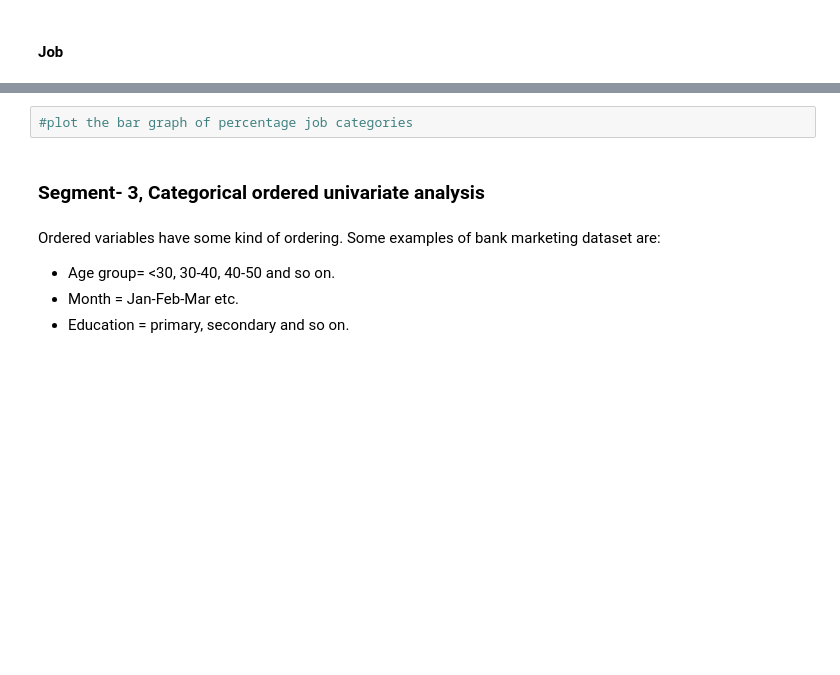
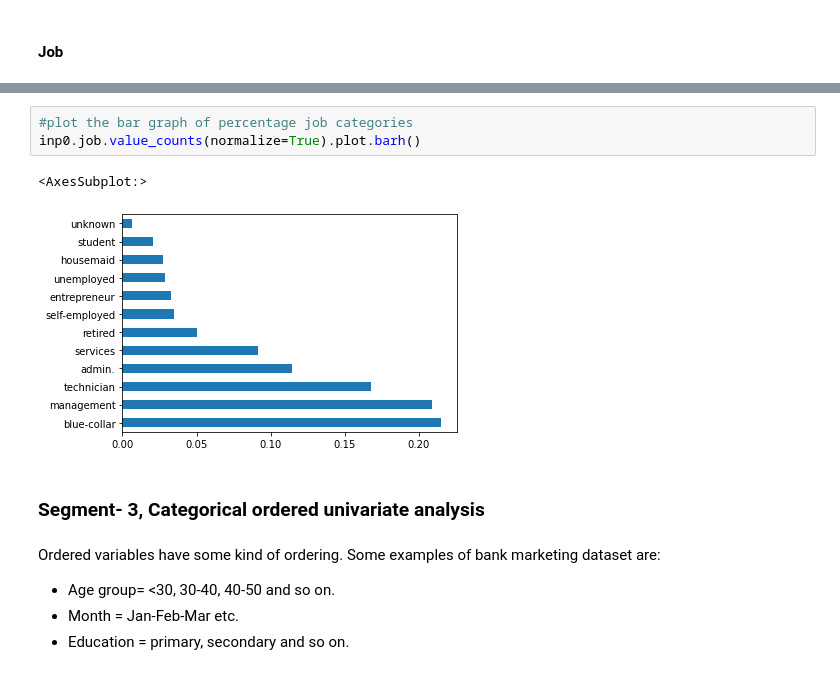
Before and after one commit to deepak7meher/machine-learning, a Jupyter notebook: Bank+Marketing+Campaign.ipynb, the cells around one changed output, grey strips where cells are left out. Cells and saved outputs as stored; diff of their text form; blank space fills up the shorter version.

```diff
--- a/Bank+Marketing+Campaign.ipynb
+++ b/Bank+Marketing+Campaign.ipynb
@@ -500,5 +525,9 @@ Unordered data do not have the notion of high-low, more-less etc. Example:
 # %%
 #plot the bar graph of percentage job categories
+inp0.job.value_counts(normalize=True).plot.barh()
+# %% [output]
+<AxesSubplot:>
+[figure, added]
 # %% [markdown]
 ### Segment- 3, Categorical ordered univariate analysis
 # %% [markdown]
```
Also changed, not shown: parts of 28 cells of this notebook.
